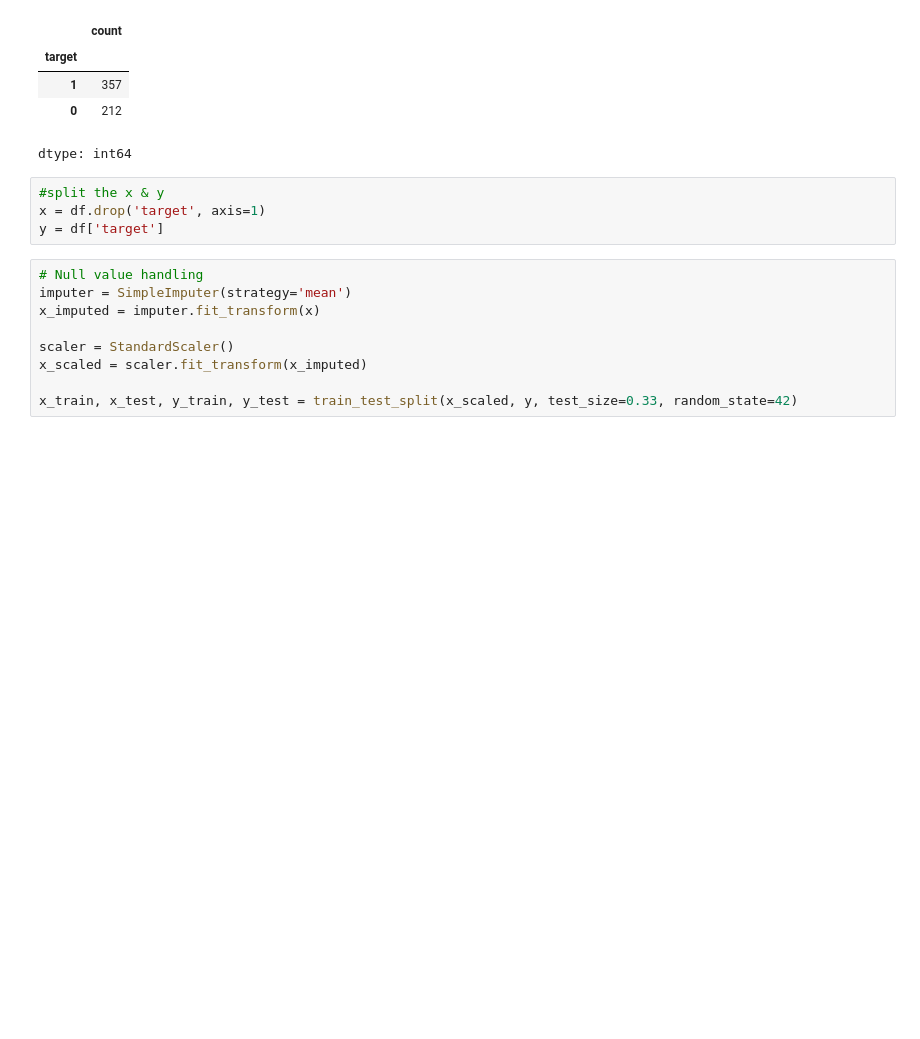
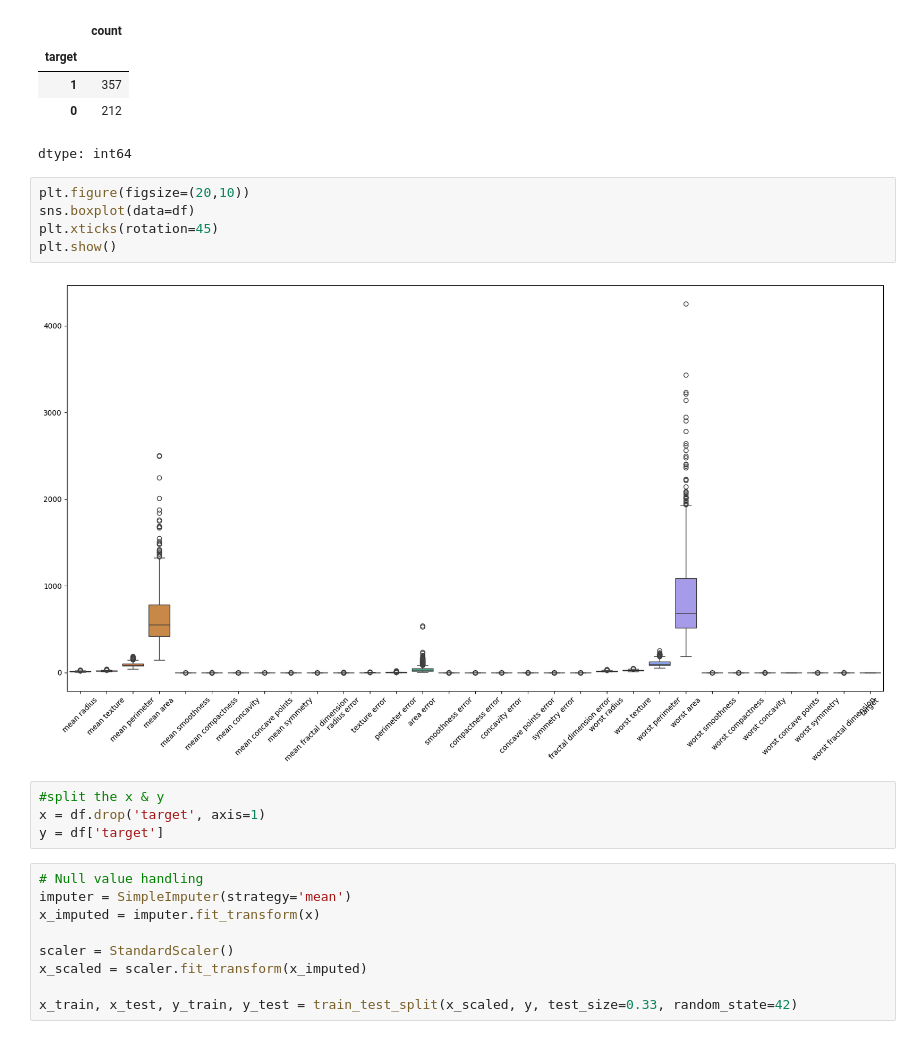
Before and after one commit to rishitharaj/Classification-Algorithms-Model-Building, a Jupyter notebook: Classification_Algorithms_Model_Building.ipynb, the cells around one changed output. Cells and saved outputs as stored; diff of their text form; blank space fills up the shorter version.

```diff
--- a/Classification_Algorithms_Model_Building.ipynb
+++ b/Classification_Algorithms_Model_Building.ipynb
@@ -76,6 +99,13 @@ df['target'].value_counts()
 | 1 | 357 |
 | 0 | 212 |
 dtype: int64
+# %%
+plt.figure(figsize=(20,10))
+sns.boxplot(data=df)
+plt.xticks(rotation=45)
+plt.show()
+# %% [output]
+[figure, added]
 # %%
 #split the x & y
 x = df.drop('target', axis=1)
```
Also changed, not shown: parts of 13 cells of this notebook.
